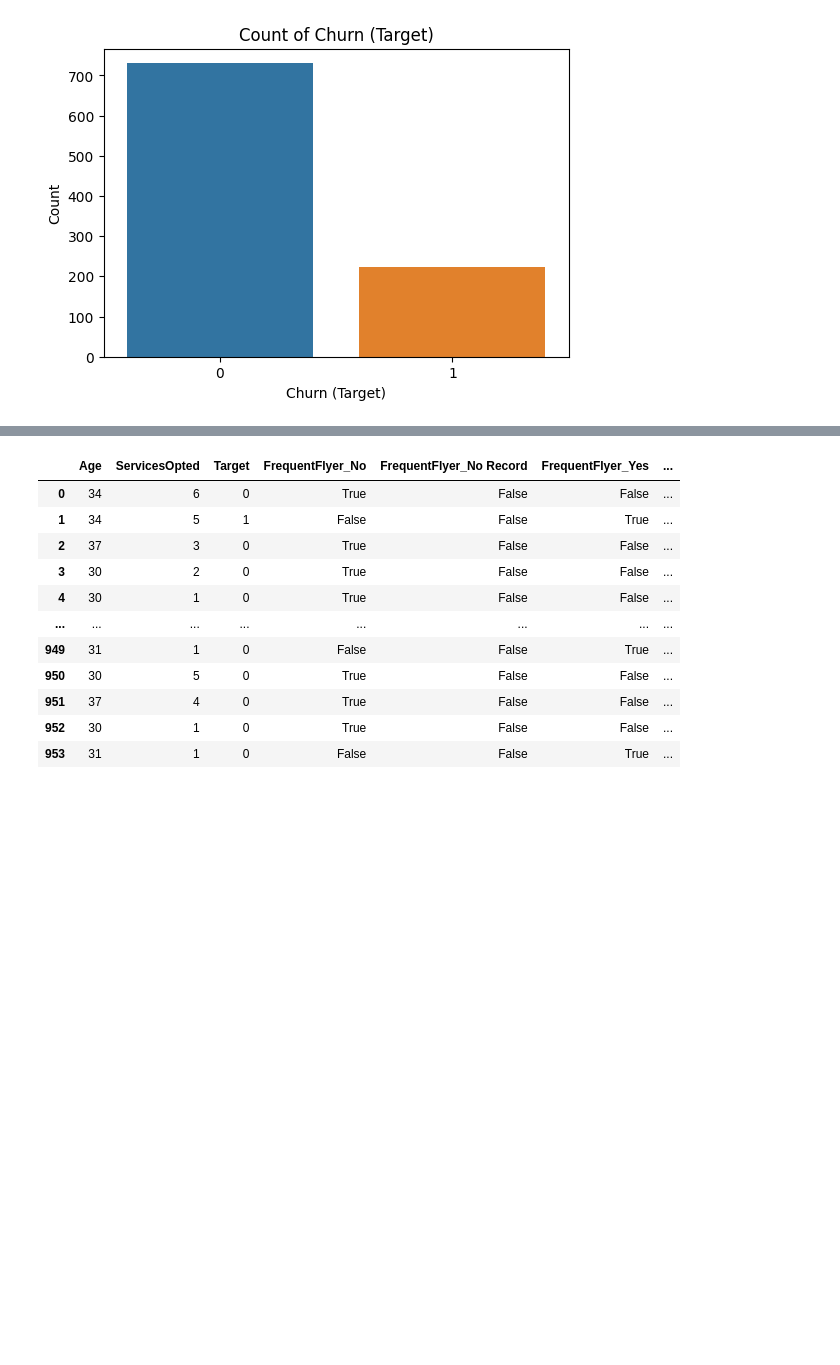
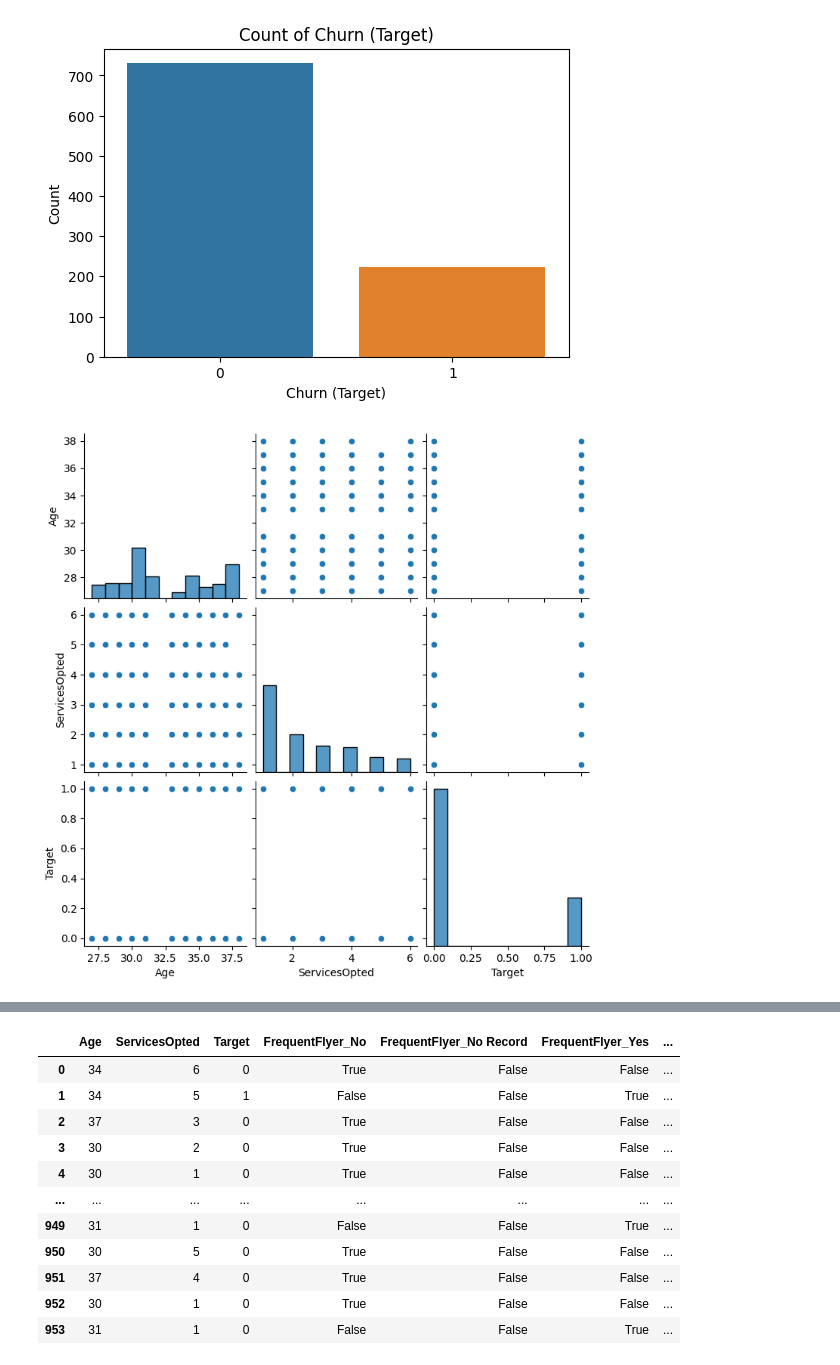
Before and after one commit to brilboy/churn-prediction, a Jupyter notebook: src/eda.ipynb, the cells around one changed output, grey strips where cells are left out. Saved outputs shown, nothing was run; the diff lists cells and outputs as text; code cells hidden in the pictures; blank space fills up the shorter version.

Commit message:
Update Exploratory Data Analysis: Boxplot & Pairplot

```diff
--- a/src/eda.ipynb
+++ b/src/eda.ipynb
@@ -120,3 +120,9 @@ plt.ylabel('Count')
 plt.show()
 # %% [output]
 [figure]
+# %%
+# Pairplot
+sns.pairplot(data)
+plt.show()
+# %% [output]
+[figure, added]
```
Also changed, not shown: parts of 3 cells of this notebook.
